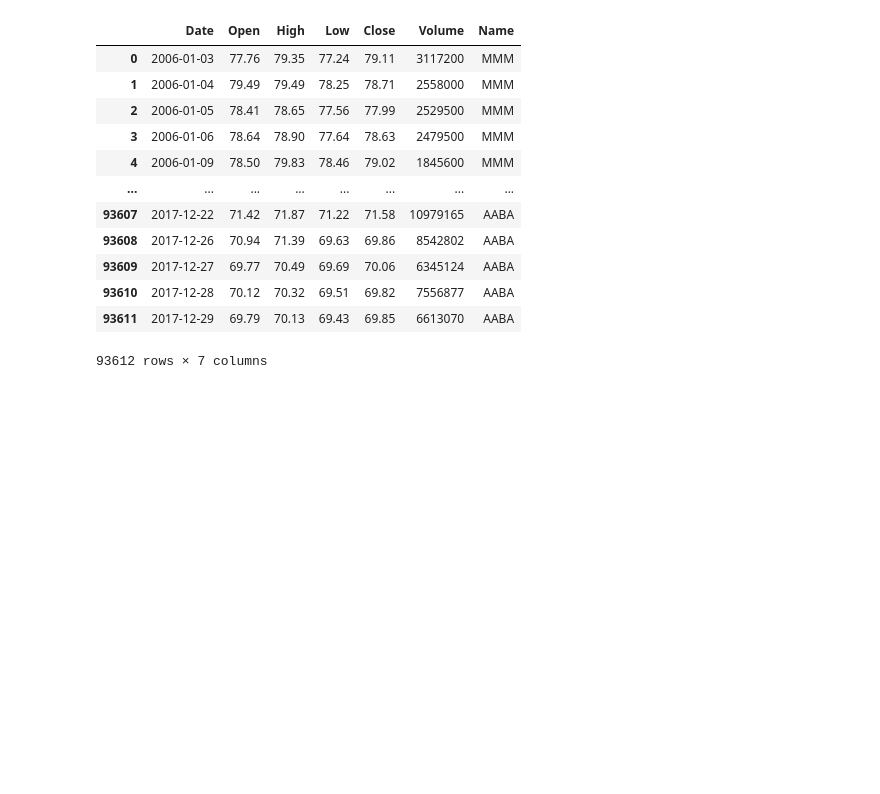
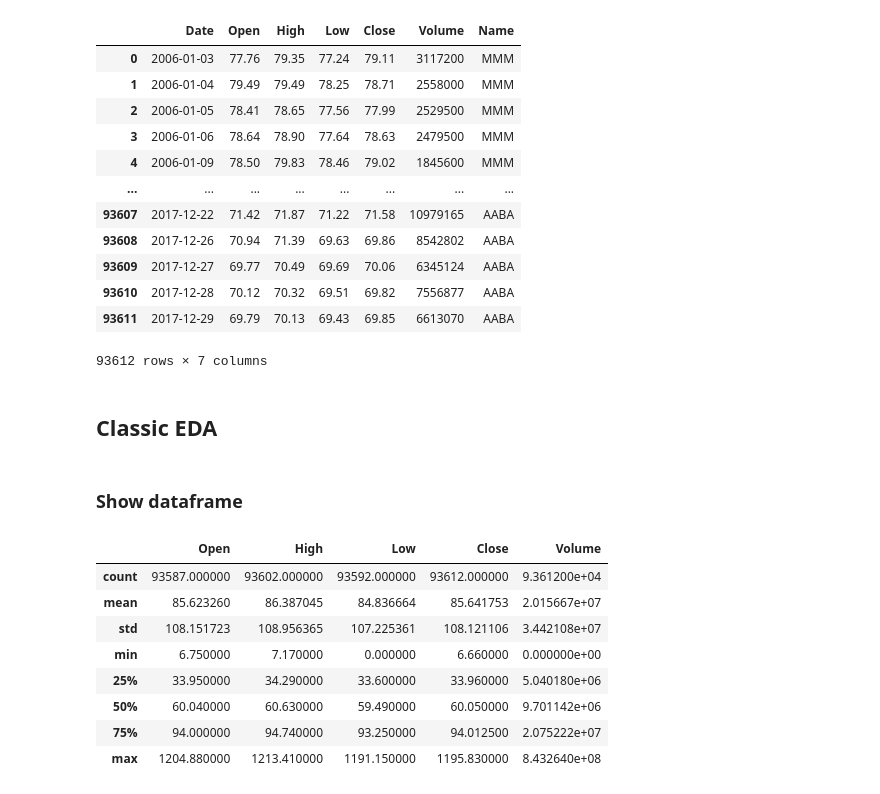
Before and after one commit to JesusTrj/AppliedDataScience, a Jupyter notebook: stock_forecasting/NB_EDA.ipynb, the cells around one changed output. Drawn from its saved outputs; the diff is of its cells as text; code cells hidden in the pictures; blank space fills up the shorter version.

```diff
--- a/stock_forecasting/NB_EDA.ipynb
+++ b/stock_forecasting/NB_EDA.ipynb
@@ -29,3 +32,19 @@ df
 | 93610 | 2017-12-28 | 70.12 | 70.32 | 69.51 | 69.82 | 7556877 | AABA |
 | 93611 | 2017-12-29 | 69.79 | 70.13 | 69.43 | 69.85 | 6613070 | AABA |
 93612 rows × 7 columns
+# %% [markdown]
+## Classic EDA
+# %% [markdown]
+### Show dataframe
+# %%
+df.describe()
+# %% [output]
+|  | Open | High | Low | Close | Volume |
+| count | 93587.000000 | 93602.000000 | 93592.000000 | 93612.000000 | 9.361200e+04 |
+| mean | 85.623260 | 86.387045 | 84.836664 | 85.641753 | 2.015667e+07 |
+| std | 108.151723 | 108.956365 | 107.225361 | 108.121106 | 3.442108e+07 |
+| min | 6.750000 | 7.170000 | 0.000000 | 6.660000 | 0.000000e+00 |
+| 25% | 33.950000 | 34.290000 | 33.600000 | 33.960000 | 5.040180e+06 |
+| 50% | 60.040000 | 60.630000 | 59.490000 | 60.050000 | 9.701142e+06 |
+| 75% | 94.000000 | 94.740000 | 93.250000 | 94.012500 | 2.075222e+07 |
+| max | 1204.880000 | 1213.410000 | 1191.150000 | 1195.830000 | 8.432640e+08 |
```
Also changed, not shown: parts of 22 cells of this notebook.
